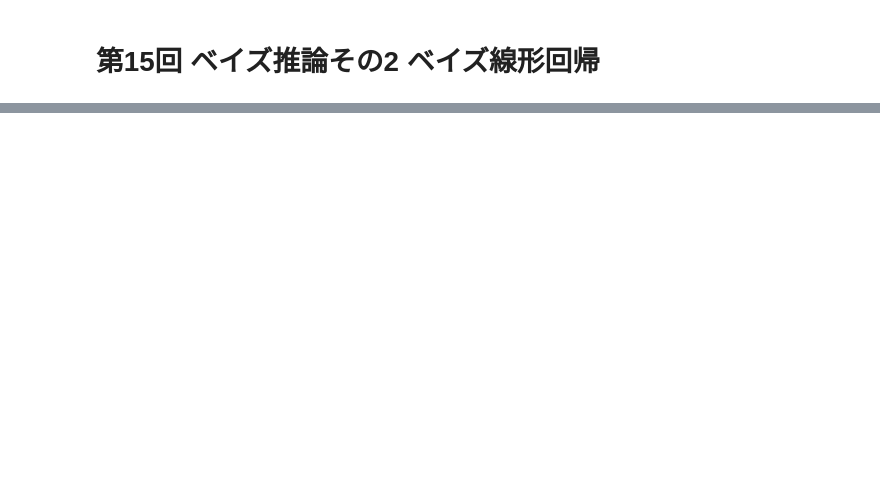
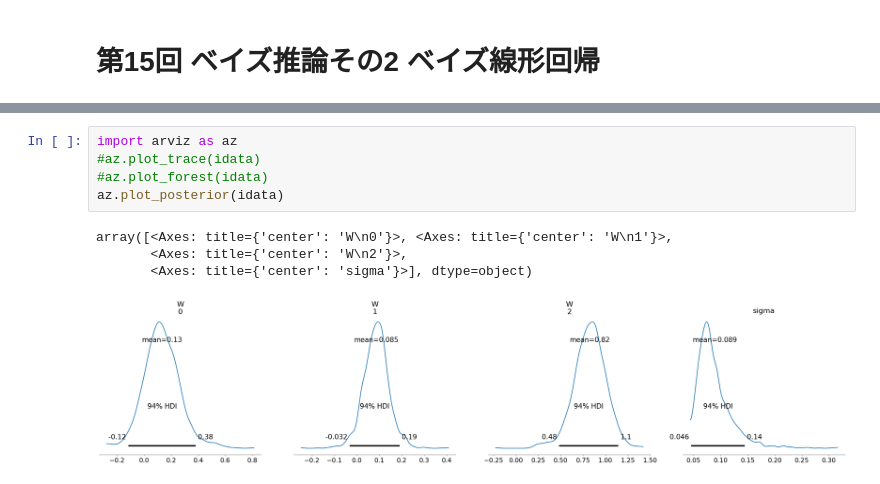
Before and after one commit to matsunagalab/lecture_ML, a Jupyter notebook: machine_learning_15.ipynb, the cells around one changed output, grey strips where cells are left out. Saved outputs shown, nothing was run; the diff lists cells and outputs as text; blank space fills up the shorter version.

```diff
--- a/machine_learning_15.ipynb
+++ b/machine_learning_15.ipynb
@@ -75,0 +109,10 @@ w
+# %%
+import arviz as az
+#az.plot_trace(idata)
+#az.plot_forest(idata)
+az.plot_posterior(idata)
+# %% [output]
+array([<Axes: title={'center': 'W\n0'}>, <Axes: title={'center': 'W\n1'}>,
+       <Axes: title={'center': 'W\n2'}>,
+       <Axes: title={'center': 'sigma'}>], dtype=object)
+[figure, added]
```
Also changed, not shown: parts of 5 cells of this notebook.
